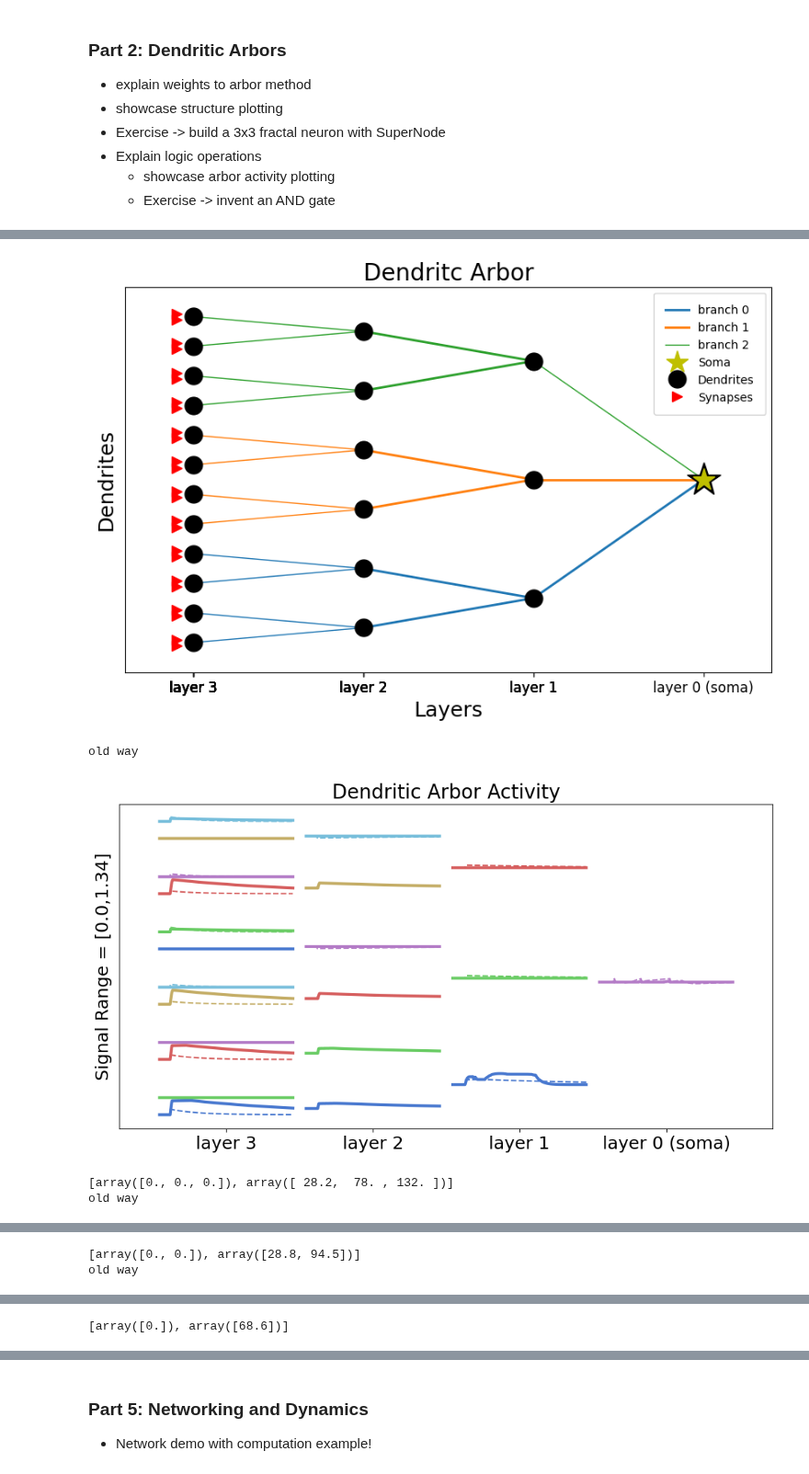
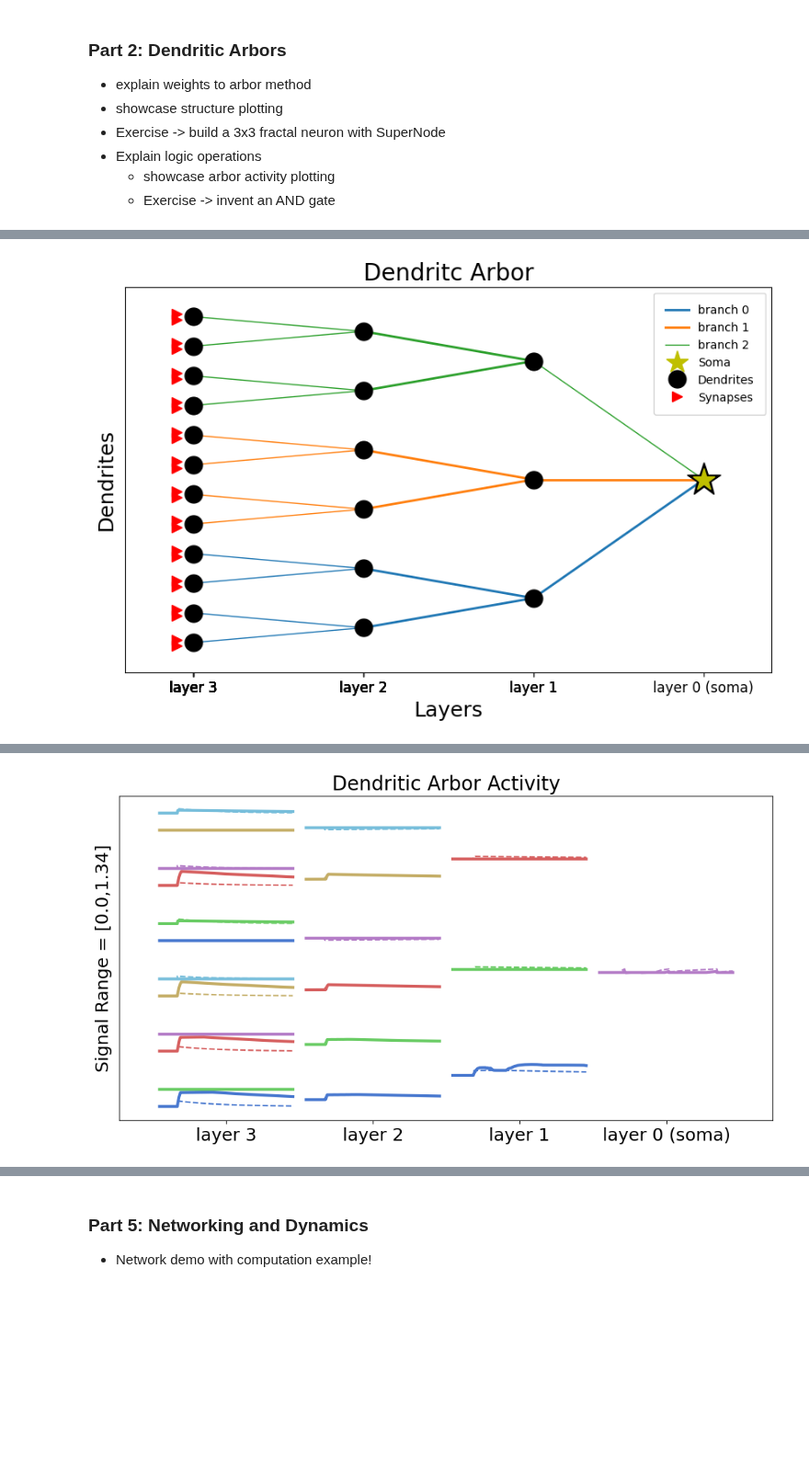
Before and after one commit to ryangitsit/sim_soens, a Jupyter notebook: tutorial_NICE.ipynb, the cells around one changed output, grey strips where cells are left out. Shown at 92% size. Cells and saved outputs as stored; diff of their text form; code cells hidden in the pictures; blank space fills up the shorter version.

```diff
--- a/tutorial_NICE.ipynb
+++ b/tutorial_NICE.ipynb
@@ -88,7 +342,6 @@ params = {
 }
 
 nine_neuron = SuperNode(s_th=.1,**params)
-nine_neuron.parameter_print()
 nine_neuron.plot_structure()
 
 z = np.array([0,1,4,7,8]) # z-pixel array
@@ -96,8 +349,15 @@ v = np.array([1,4,3,6,8])-1 # v
 n = np.array([2,4,6,7,9])-1 # n
 letters = [z,v,n]
 
+z = np.array([0,1,4,7,8]) # z-pixel array
+v = np.array([1,4,3,6,8])-1 # v
+n = np.array([2,4,6,7,9])-1 # n
+letters = [z,v,n]
+
+run_neurons = []
+
 for let in letters:
-
+    nine_neuron = SuperNode(s_th=.1,**params)
     indices = let
     times = np.ones(len(indices))*20
     def_spikes = [indices,times]
@@ -110,16 +370,13 @@ for let in letters:
                 if i == int(s.name)-1:
                     s.add_input(input.signals[i])
                     count+=1
+    run_neurons.append(nine_neuron)
 
-    net = network(sim=True,dt=.1,tf=250,nodes=[nine_neuron],new_way=False)
+net = network(sim=True,dt=.1,tf=150,nodes=run_neurons,new_way=True)
 
-    nine_neuron.plot_arbor_activity(net,phir=True)
-    # nine_neuron.plot_neuron_activity(net,legend=False,dend=False)
-    print(net.spikes)
-    # for i in range(3):
-    #     plt.plot(net.t,nine_neuron.dendrites[1][0][i].phi_r,label=str(i))
-    # plt.plot(net.t,nine_neuron.neuron.dend_soma.s,label='signal')
-    # plt.plot(net.t,nine_neuron.neuron.dend_soma.phi_r,label='flux')
-    # plt.legend()
-    # plt.show()
+for n in run_neurons:
+    n.plot_arbor_activity(net,phir=True)
+
+activity_plot(run_neurons,net,dend=False,phir=True,size=(12,8))
 # %% [output]
+[figure]
@@ -143,5 +384 @@ SOMA:
-[figure]
-old way
-[figure, old version]
+[figure, new version]
-[array([0., 0., 0.]), array([ 28.2,  78. , 132. ])]
-old way
@@ -149,2 +385,0 @@ old way
-[array([0., 0.]), array([28.8, 94.5])]
-old way
@@ -152 +386,0 @@ old way
-[array([0.]), array([68.6])]
```
Also changed, not shown: parts of 24 cells of this notebook, 6 other files.
